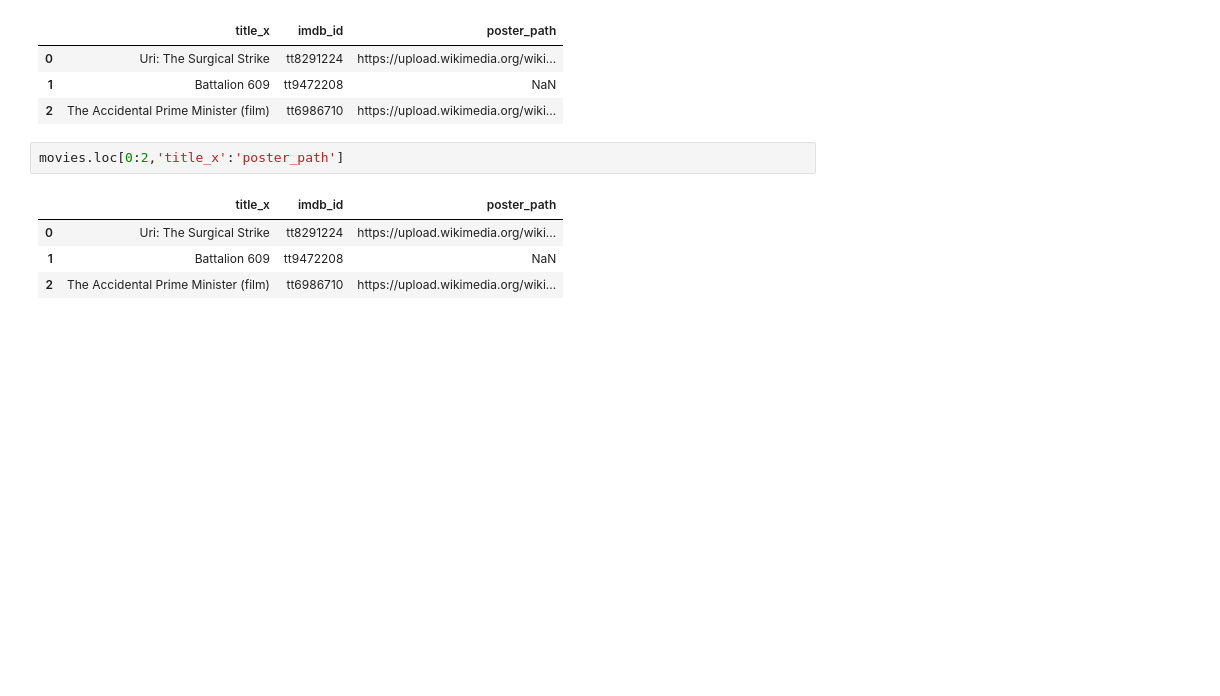
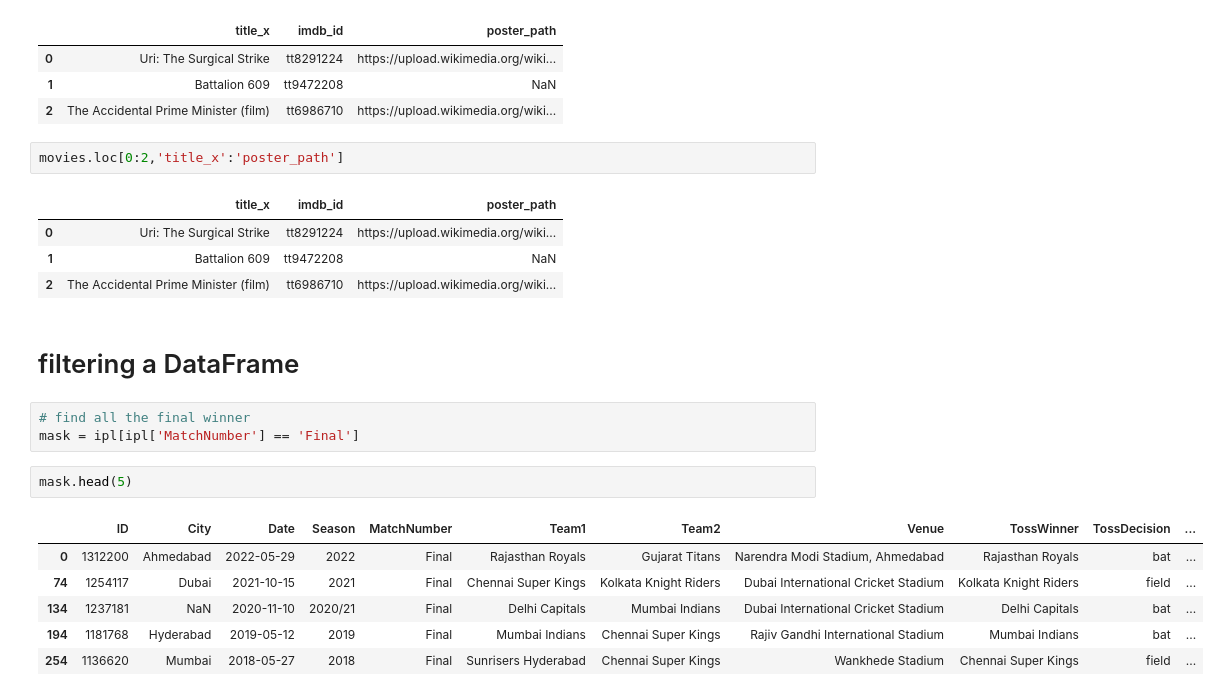
Before and after one commit to Swapn2/Data-Science-Learnings, a Jupyter notebook: Pandas_Dataframe.ipynb, the cells around one changed output. Saved outputs shown, nothing was run; the diff lists cells and outputs as text; blank space fills up the shorter version.

```diff
--- a/Pandas_Dataframe.ipynb
+++ b/Pandas_Dataframe.ipynb
@@ -491,3 +491,17 @@ movies.loc[0:2,'title_x':'poster_path']
 | 0 | Uri: The Surgical Strike | tt8291224 | https://upload.wikimedia.org/wiki... |
 | 1 | Battalion 609 | tt9472208 | NaN |
 | 2 | The Accidental Prime Minister (film) | tt6986710 | https://upload.wikimedia.org/wiki... |
+# %% [markdown]
+# filtering a DataFrame
+# %%
+# find all the final winner
+mask = ipl[ipl['MatchNumber'] == 'Final']
+# %%
+mask.head(5)
+# %% [output]
+|  | ID | City | Date | Season | MatchNumber | Team1 | Team2 | Venue | TossWinner | TossDecision | ... |
+| 0 | 1312200 | Ahmedabad | 2022-05-29 | 2022 | Final | Rajasthan Royals | Gujarat Titans | Narendra Modi Stadium, Ahmedabad | Rajasthan Royals | bat | ... |
+| 74 | 1254117 | Dubai | 2021-10-15 | 2021 | Final | Chennai Super Kings | Kolkata Knight Riders | Dubai International Cricket Stadium | Kolkata Knight Riders | field | ... |
+| 134 | 1237181 | NaN | 2020-11-10 | 2020/21 | Final | Delhi Capitals | Mumbai Indians | Dubai International Cricket Stadium | Delhi Capitals | bat | ... |
+| 194 | 1181768 | Hyderabad | 2019-05-12 | 2019 | Final | Mumbai Indians | Chennai Super Kings | Rajiv Gandhi International Stadium | Mumbai Indians | bat | ... |
+| 254 | 1136620 | Mumbai | 2018-05-27 | 2018 | Final | Sunrisers Hyderabad | Chennai Super Kings | Wankhede Stadium | Chennai Super Kings | field | ... |
```
Also changed, not shown: parts of 2 cells of this notebook.
